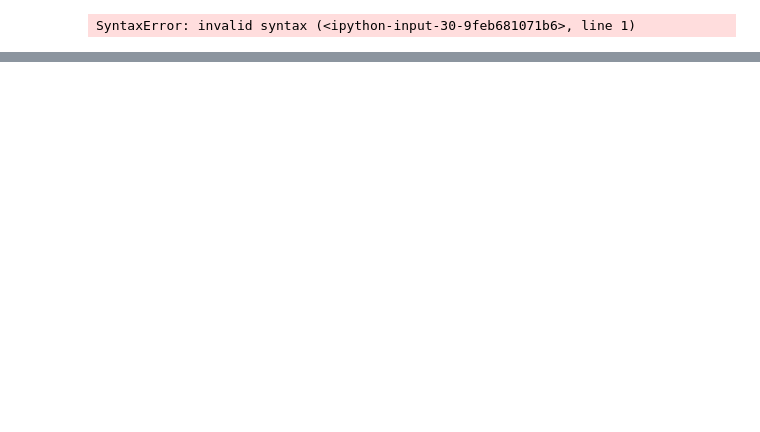
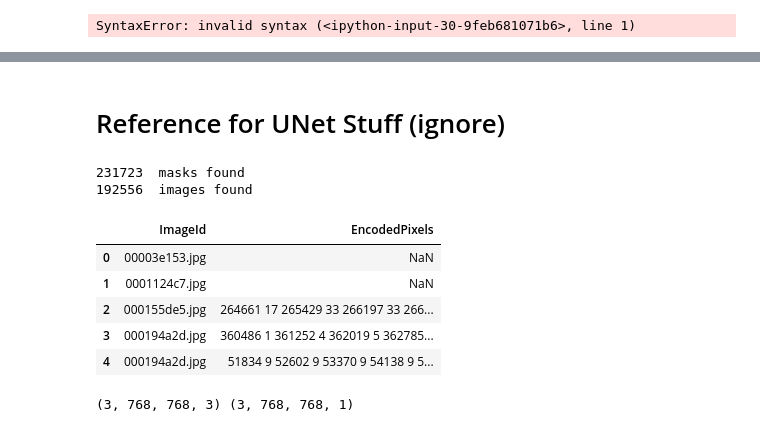
Before and after one commit to greglee1905/Phragmites_australis_Classification, a Jupyter notebook: exploratory_analysis.ipynb, the cells around one changed output, grey strips where cells are left out. Cells and saved outputs as stored; diff of their text form; code cells hidden in the pictures; blank space fills up the shorter version.

```diff
--- a/exploratory_analysis.ipynb
+++ b/exploratory_analysis.ipynb
@@ -269,0 +346,16 @@ SyntaxError: invalid syntax (<ipython-input-30-9feb681071b6>, line 1)
+# %% [markdown]
+# Reference for UNet Stuff (ignore)
+# %%
+masks = pd.read_csv(('train_ship_segmentations_v2.csv'))
+print(masks.shape[0], ' masks found')
+print(masks['ImageId'].value_counts().shape[0], ' images found')
+masks.head()
+# %% [output]
+231723  masks found
+192556  images found
+|  | ImageId | EncodedPixels |
+| 0 | 00003e153.jpg | NaN |
+| 1 | 0001124c7.jpg | NaN |
+| 2 | 000155de5.jpg | 264661 17 265429 33 266197 33 266... |
+| 3 | 000194a2d.jpg | 360486 1 361252 4 362019 5 362785... |
+| 4 | 000194a2d.jpg | 51834 9 52602 9 53370 9 54138 9 5... |
@@ -269,0 +402,17 @@ SyntaxError: invalid syntax (<ipython-input-30-9feb681071b6>, line 1)
+# %%
+from skimage.io import imread
+train_temp = ['./images/0001124c7.jpg','./images/0002d0f32.jpg','./images/00031f145.jpg']
+
+train_temp_img = []
+train_temp_mask = []
+
+for img in train_temp:
+    train_temp_img.append(imread(img).astype('uint8'))
+    train_temp_mask.append(masks_as_image(masks.query('ImageId=="'+img+'"')['EncodedPixels']))
+
+train_temp_img = np.array(train_temp_img)
+train_temp_mask = np.array(train_temp_mask)
+
+print(train_temp_img.shape, train_temp_mask.shape)
+# %% [output]
+(3, 768, 768, 3) (3, 768, 768, 1)
```
Also changed, not shown: parts of 35 cells of this notebook.
